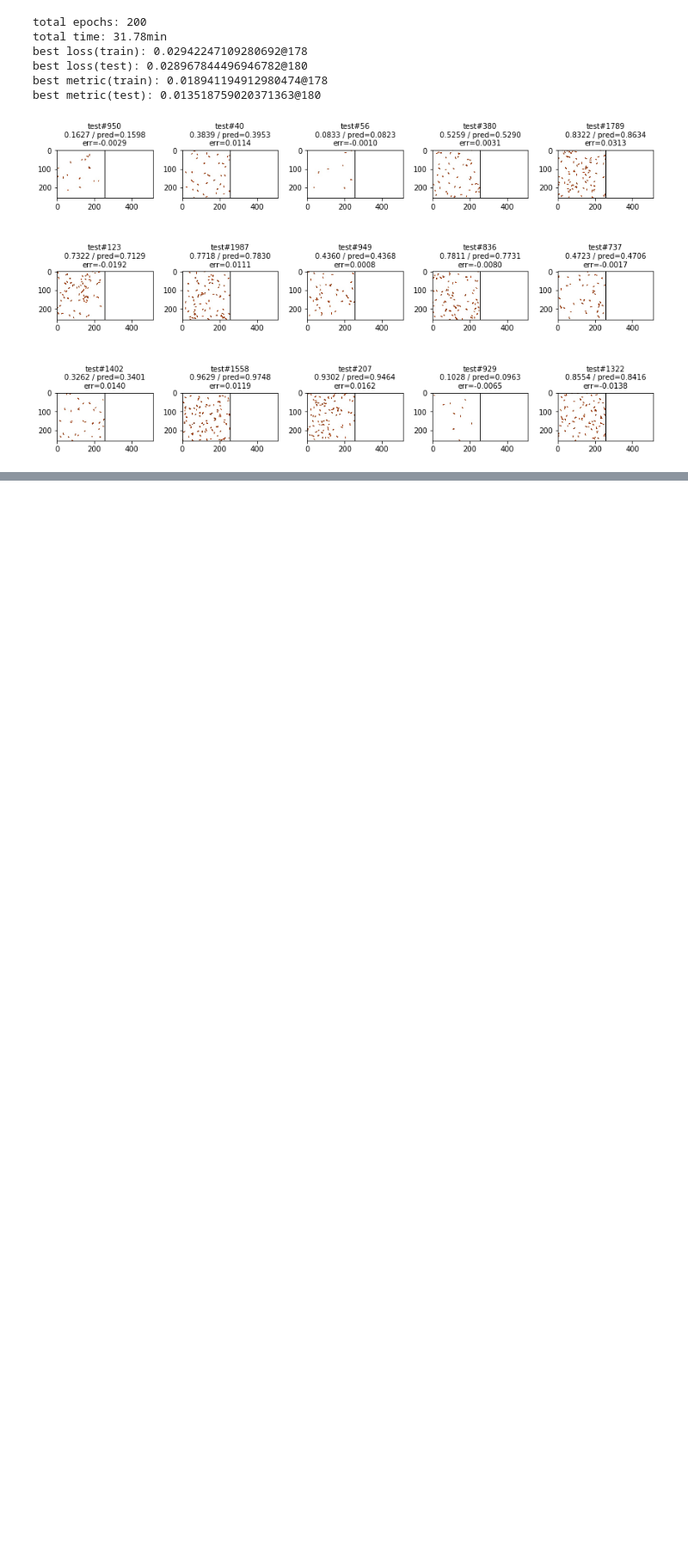
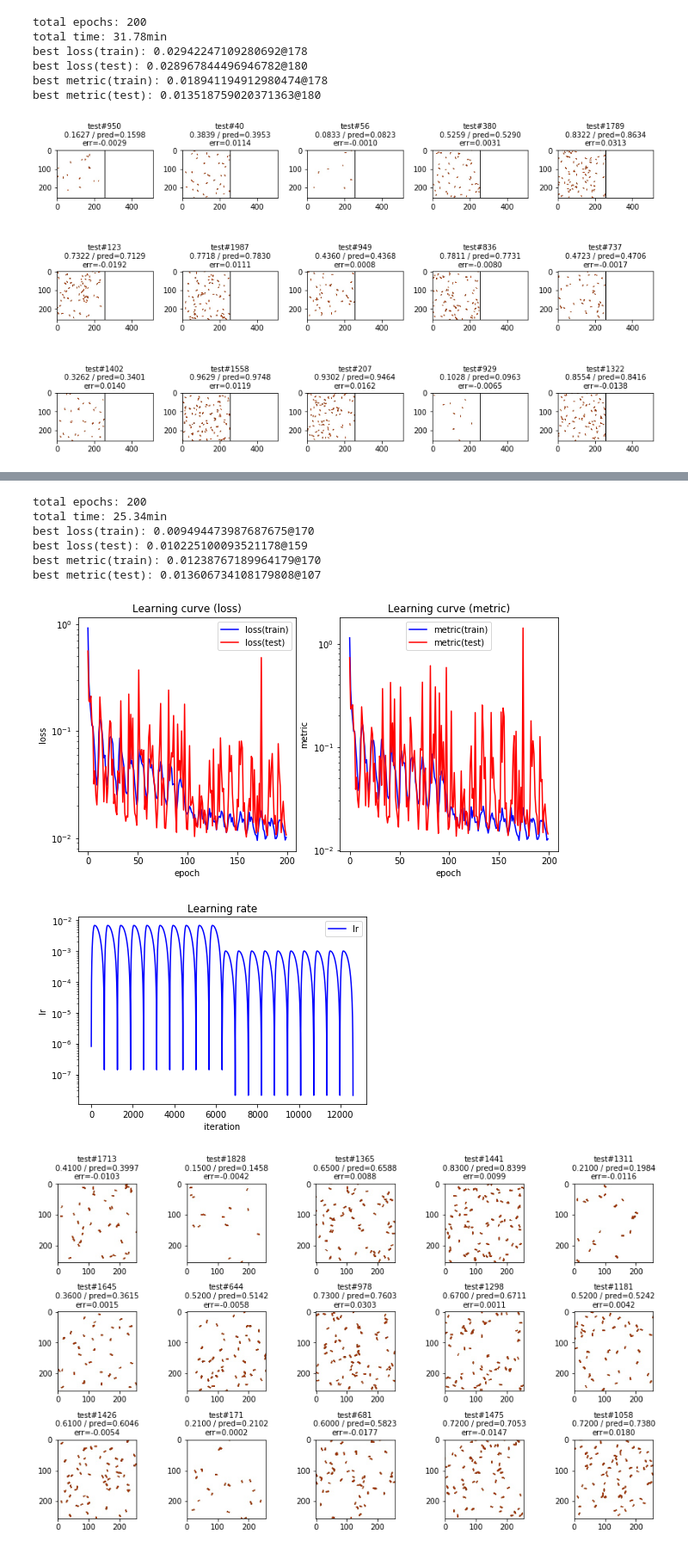
Before and after one commit to akihikoy/ay_test, a Jupyter notebook: python/torch/cnn_sqptn1s_1.ipynb, the cells around one changed output, grey strips where cells are left out. Shown at 86% size. Drawn from its saved outputs; the diff is of its cells as text; code cells hidden in the pictures; blank space fills up the shorter version.

```diff
--- a/python/torch/cnn_sqptn1s_1.ipynb
+++ b/python/torch/cnn_sqptn1s_1.ipynb
@@ -511,0 +690,19 @@ best metric(test): 0.013518759020371363@180
+# %%
+logger.Show('all')
+# d= dset_train
+d= dset_test
+idxes= np.random.permutation(len(d))[:15]
+imgs= [d[i][0] for i in idxes]
+pred_y= Eval(net,imgs,device=device).cpu()
+labels= [f'test#{i}\n{d[i][1].item():.4f} / pred={lp.item():.4f}\nerr={lp.item()-d[i][1].item():.4f}' for i,lp in zip(idxes,pred_y)]
+PlotImgGrid(imgs, labels)
+# %% [output]
+total epochs: 200
+total time: 25.34min
+best loss(train): 0.009494473987687675@170
+best loss(test): 0.010225100093521178@159
+best metric(train): 0.01238767189964179@170
+best metric(test): 0.013606734108179808@107
+[figure, added]
+[figure, added]
+[figure, added]
```
Also changed, not shown: parts of 23 cells of this notebook, 2 other files.
